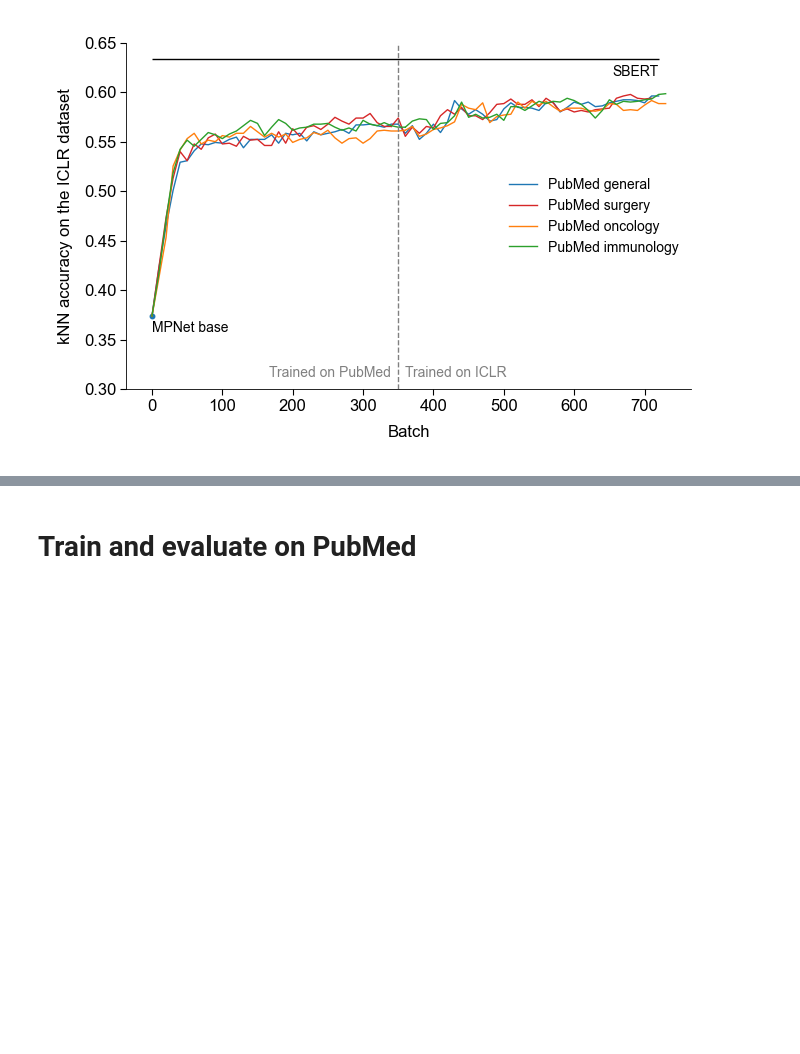
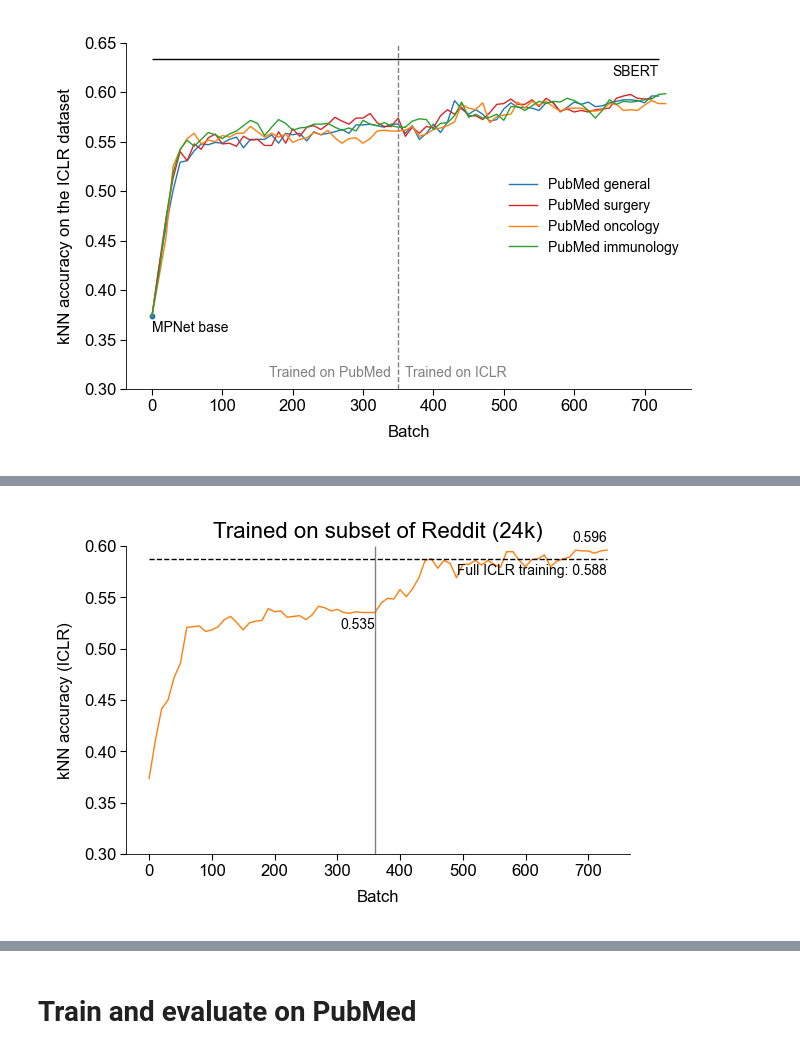
Before and after one commit to berenslab/text-embed-augm, a Jupyter notebook: scripts/updated_dataset/08.2-rgm-training-model-pubmed.ipynb, the cells around one changed output, grey strips where cells are left out. Saved outputs shown, nothing was run; the diff lists cells and outputs as text; code cells hidden in the pictures; blank space fills up the shorter version.

```diff
--- a/scripts/updated_dataset/08.2-rgm-training-model-pubmed.ipynb
+++ b/scripts/updated_dataset/08.2-rgm-training-model-pubmed.ipynb
@@ -1813,0 +2476,97 @@ fig.savefig(
+# %%
+%matplotlib inline
+
+fig, ax = plt.subplots(figsize=(3.25, 2), dpi=200)
+
+model_name = "MPNet"
+
+saving_path = Path("embeddings_" + model_name.lower()) / Path(
+    "updated_dataset"
+)
+
+knn_accuracies_after = np.load(
+    variables_path / saving_path / "knn_accuracies_run1.npy"
+)
+
+knn_accuracies_iclr_train_reddit = np.load(
+    variables_path
+    / saving_path
+    / "knn_accuracies_batches_train_reddit_eval_iclr_v3.npy",
+)
+
+knn_accuracies_iclr_train_iclr_after_reddit = np.load(
+    variables_path
+    / saving_path
+    / "knn_accuracies_batches_train_iclr_after_reddit_eval_iclr_v3.npy",
+)
+
+y_lim_bottom = 0.3
+y_lim_top = 0.6
+
+# first half
+last_x_1 = np.arange(len(knn_accuracies_iclr_train_reddit))[-1] * 10
+ax.plot(
+    np.arange(len(knn_accuracies_iclr_train_reddit)) * 10,
+    np.vstack(knn_accuracies_iclr_train_reddit)[:, 0],
+    label="Reddit",
+    c="tab:orange",
+)
+ax.text(
+    last_x_1,
+    np.vstack(knn_accuracies_iclr_train_reddit)[:, 0][-1] - 0.005,
+    f"{np.vstack(knn_accuracies_iclr_train_reddit)[:, 0][-1]:.3f}",
+    fontsize=5,
+    va="top",
+    ha="right",
+)
+
+# second half
+last_x_2 = (
+    last_x_1
+    + np.arange(len(knn_accuracies_iclr_train_iclr_after_reddit))[-1] * 10
+)
+
+ax.plot(
+    last_x_1
+    + np.arange(len(knn_accuracies_iclr_train_iclr_after_reddit)) * 10,
+    np.vstack(knn_accuracies_iclr_train_iclr_after_reddit)[:, 0],
+    label="ICLR",
+    color="tab:orange",
+)
+ax.text(
+    last_x_2,
+    np.vstack(knn_accuracies_iclr_train_iclr_after_reddit)[:, 0][-1] + 0.005,
+    f"{np.vstack(knn_accuracies_iclr_train_iclr_after_reddit)[:, 0][-1]:.3f}",
+    fontsize=5,
+    va="bottom",
+    ha="right",
+)
+
+ax.hlines(knn_accuracies_after[0, 0], 0, last_x_2, color="k", linestyles="--")
+ax.text(
+    last_x_2,
+    knn_accuracies_after[0, 0] - 0.005,
+    f"Full ICLR training: {knn_accuracies_after[0,0]:.3f}",
+    fontsize=5,
+    va="top",
+    ha="right",
+)
+
+ax.vlines(
+    last_x_1,
+    y_lim_bottom,
+    y_lim_top,
+    color="grey",
+    # ls="--",
+)
+# ax.legend(loc="lower right")
+ax.set_ylim(y_lim_bottom, y_lim_top)
+ax.set_xlabel("Batch")
+ax.set_ylabel("kNN accuracy (ICLR)")
+ax.set_title("Trained on subset of Reddit (24k)")
+
+fig.savefig(
+    figures_path / "knn_accuracies_MPNet_batches_train_reddit_eval_iclr_v3.png"
+)
+# %% [output]
+[figure, added]
```
Also changed, not shown: parts of 69 cells of this notebook, 6 other files.
